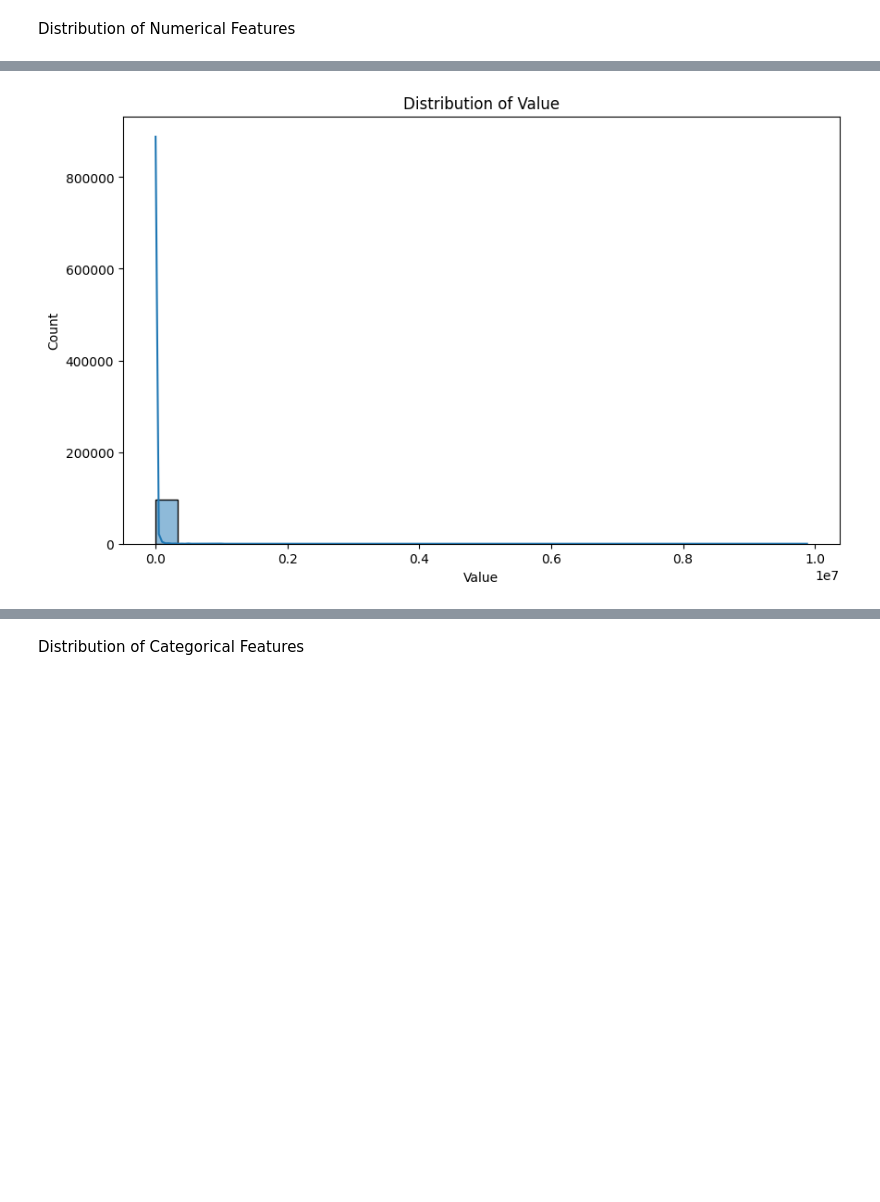
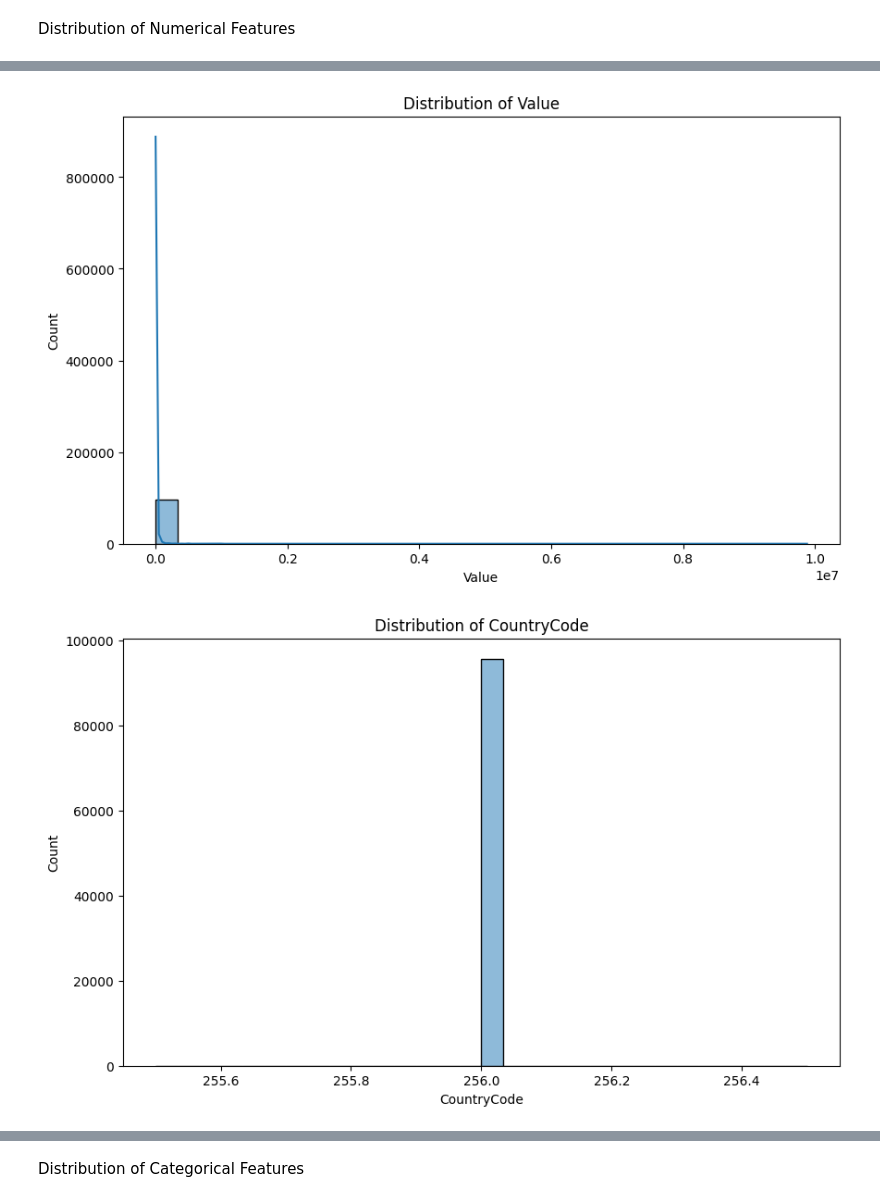
Before and after one commit to fro-su/Bati_Bank, a Jupyter notebook: notebooks/eda.ipynb, the cells around one changed output, grey strips where cells are left out. Cells and saved outputs as stored; diff of their text form; code cells hidden in the pictures; blank space fills up the shorter version.

```diff
--- a/notebooks/eda.ipynb
+++ b/notebooks/eda.ipynb
@@ -46,12 +48,13 @@ max          256.0  9.880000e+06  9.880000e+06         4.000000      1.000000
 # %% [markdown]
 Distribution of Numerical Features
 # %%
-numerical_columns = ['Amount', 'Value']  # Add any other numerical columns you want to analyze
+numerical_columns = ['Amount', 'Value', 'CountryCode', 'PricingStrategy', 'FraudResult']
 for col in numerical_columns:
     plt.figure(figsize=(10, 6))
     sns.histplot(df[col], kde=True, bins=30)
     plt.title(f'Distribution of {col}')
     plt.show()
 # %% [output]
 [figure]
 [figure]
+[figure, added]
```
Also changed, not shown: parts of 4 cells of this notebook.
